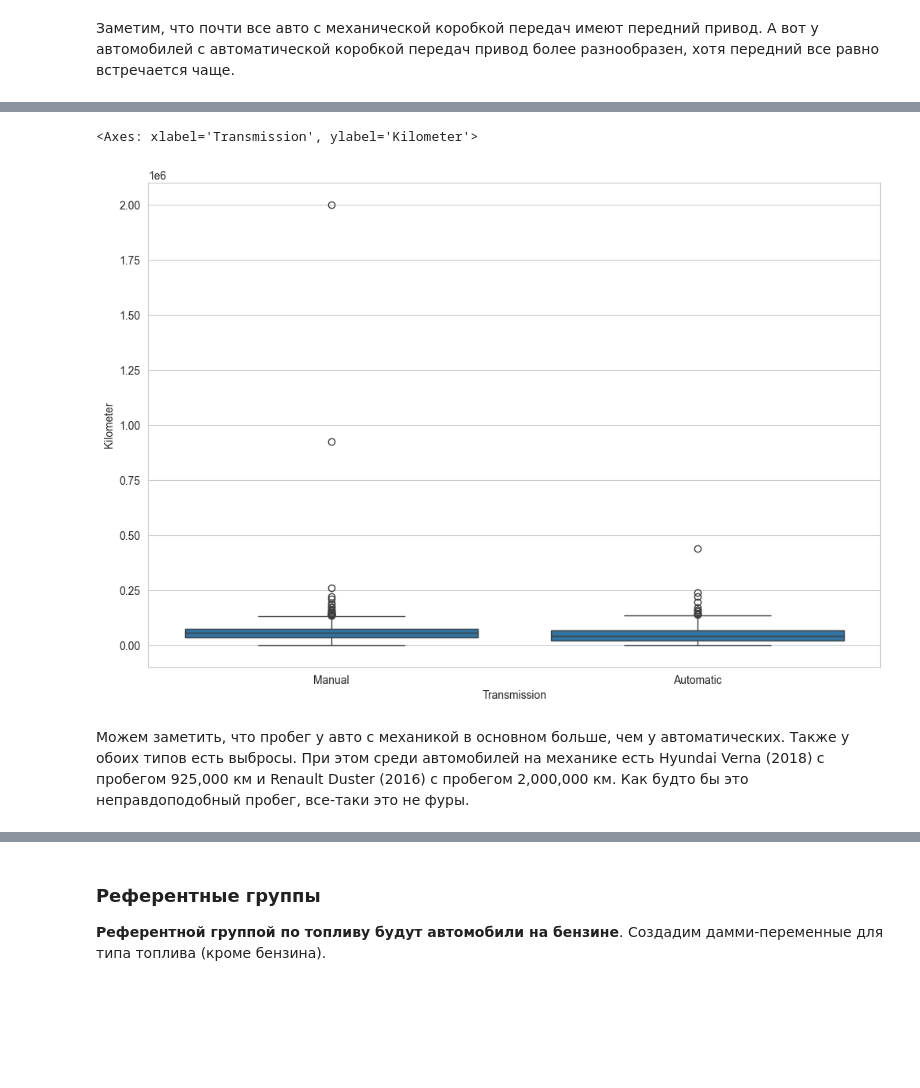
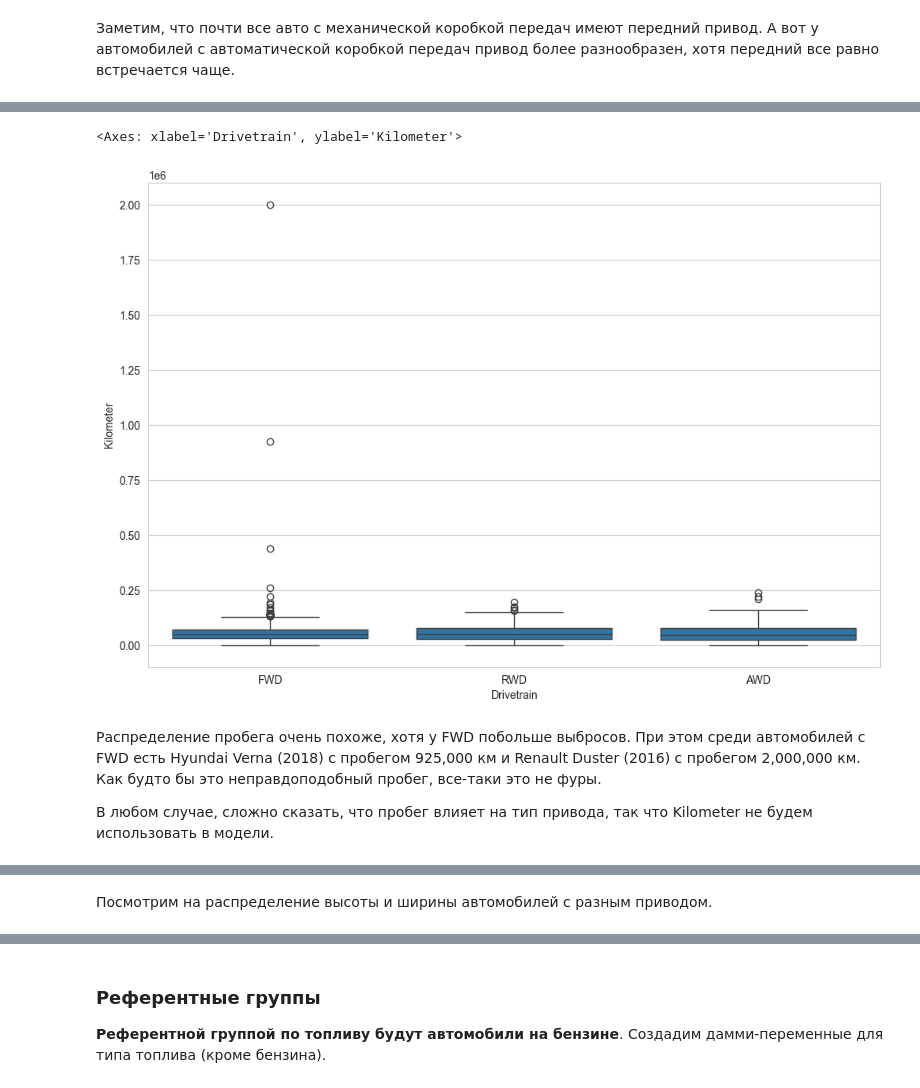
Before and after one commit to brshtsk/hell-in-python, a Jupyter notebook: Проект-авто.ipynb, the cells around one changed output, grey strips where cells are left out. Saved outputs shown, nothing was run; the diff lists cells and outputs as text; code cells hidden in the pictures; blank space fills up the shorter version.

```diff
--- a/Проект-авто.ipynb
+++ b/Проект-авто.ipynb
@@ -1464,13 +1389,15 @@ sns.boxplot(x='Transmission', y='Max Power', data=df_power)
 # %%
-df_kilometer = df[['Transmission', 'Kilometer']]
+df_kilometer = df[['Drivetrain', 'Kilometer']]
 
 plt.figure(figsize=(12, 8))
-sns.boxplot(x='Transmission', y='Kilometer', data=df_kilometer)
+sns.boxplot(x='Drivetrain', y='Kilometer', data=df_kilometer)
 # %% [output]
-<Axes: xlabel='Transmission', ylabel='Kilometer'>
+<Axes: xlabel='Drivetrain', ylabel='Kilometer'>
-[figure, old version]
+[figure, new version]
 # %% [markdown]
-Можем заметить, что пробег у авто с механикой в основном больше, чем у автоматических. Также у обоих типов есть выбросы. При этом среди автомобилей на механике есть Hyundai Verna (2018) с пробегом 925,000 км и Renault Duster (2016) с пробегом 2,000,000 км. Как будто бы это неправдоподобный пробег, все-таки это не фуры.
+Распределение пробега очень похоже, хотя у FWD побольше выбросов. При этом среди автомобилей с FWD есть Hyundai Verna (2018) с пробегом 925,000 км и Renault Duster (2016) с пробегом 2,000,000 км. Как будто бы это неправдоподобный пробег, все-таки это не фуры.
+
+В любом случае, сложно сказать, что пробег влияет на тип привода, так что Kilometer не будем использовать в модели.
 # %%
 df[df['Kilometer'] > 500000]
 # %% [output]
@@ -1478,3 +1405,5 @@ df[df['Kilometer'] > 500000]
 | 1125 | Renault | Duster 110 PS RXZ 4X2 MT Diesel | 450000 | 2016 | 2000000 | Diesel | Manual | Ranchi | White | 1 | ... |
 | 1866 | Hyundai | Verna 1.6 CRDI SX | 925000 | 2018 | 925000 | Diesel | Manual | Karnal | White | 1 | ... |
 2 rows × 22 columns
+# %% [markdown]
+Посмотрим на распределение высоты и ширины автомобилей с разным приводом.
```
Also changed, not shown: parts of 68 cells of this notebook.
